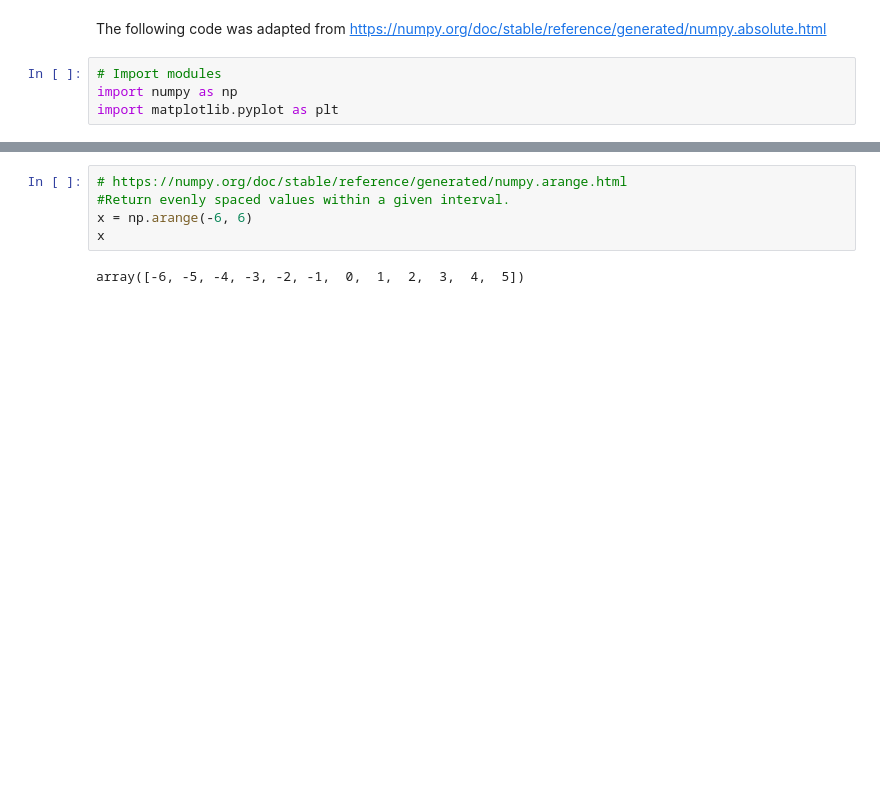
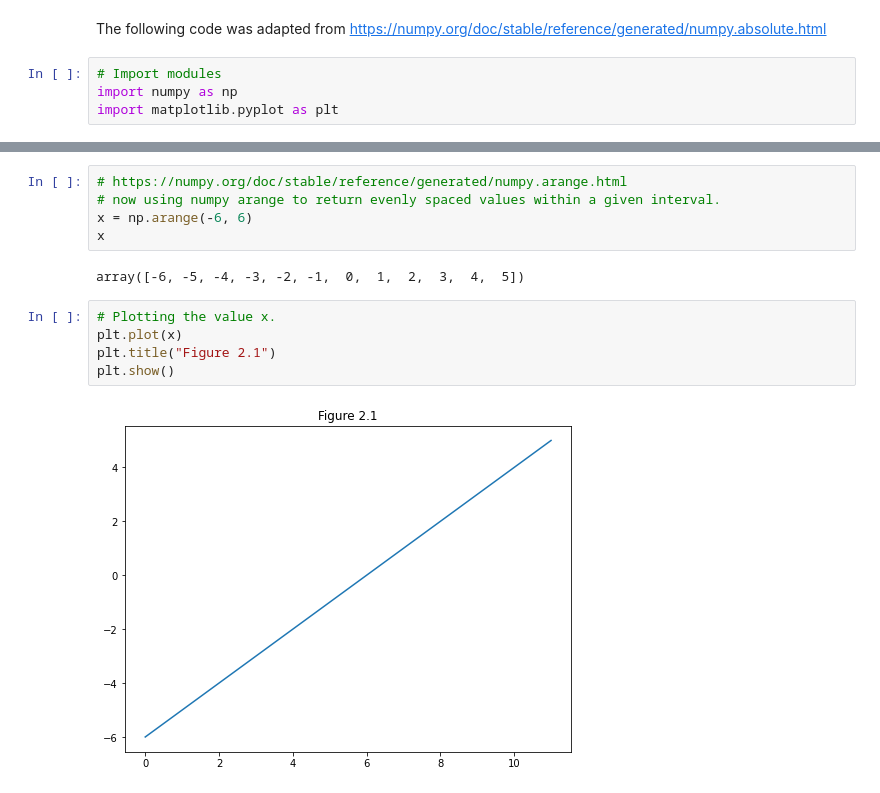
Before and after one commit to SarahMcN25/machine_stastics_assessment, a Jupyter notebook: practicals/02-models-exercises.ipynb, the cells around one changed output, grey strips where cells are left out. Cells and saved outputs as stored; diff of their text form; blank space fills up the shorter version.

```diff
--- a/practicals/02-models-exercises.ipynb
+++ b/practicals/02-models-exercises.ipynb
@@ -28,8 +32,15 @@ array([[0.23637245, 0.18778338]])
 # %%
 # https://numpy.org/doc/stable/reference/generated/numpy.arange.html
-#Return evenly spaced values within a given interval.
+# now using numpy arange to return evenly spaced values within a given interval.
 x = np.arange(-6, 6)
 x
 # %% [output]
 array([-6, -5, -4, -3, -2, -1,  0,  1,  2,  3,  4,  5])
+# %%
+# Plotting the value x.
+plt.plot(x)
+plt.title("Figure 2.1")
+plt.show()
+# %% [output]
+[figure, added]
 # %%
```
Also changed, not shown: parts of 10 cells of this notebook, 3 other files.
